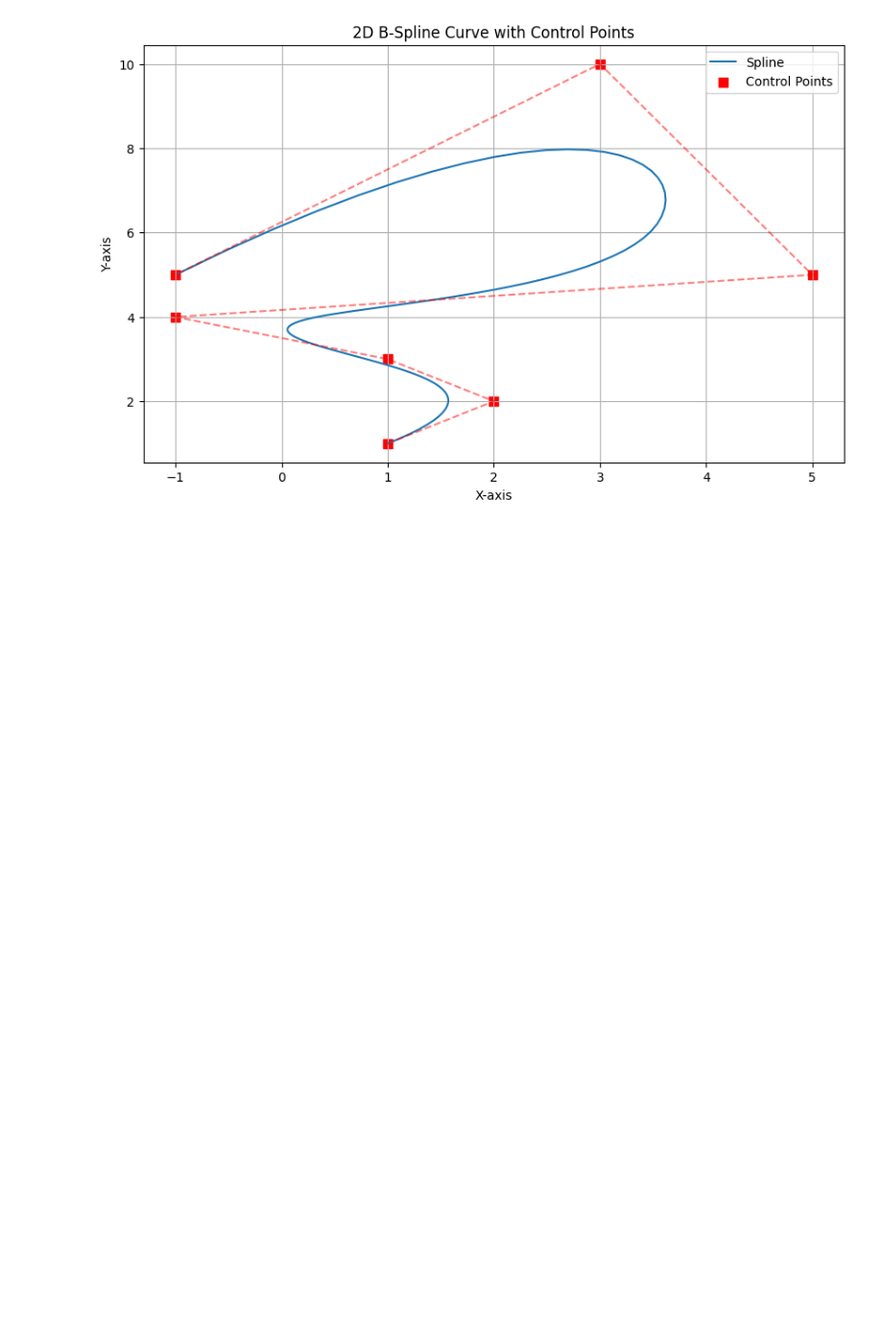
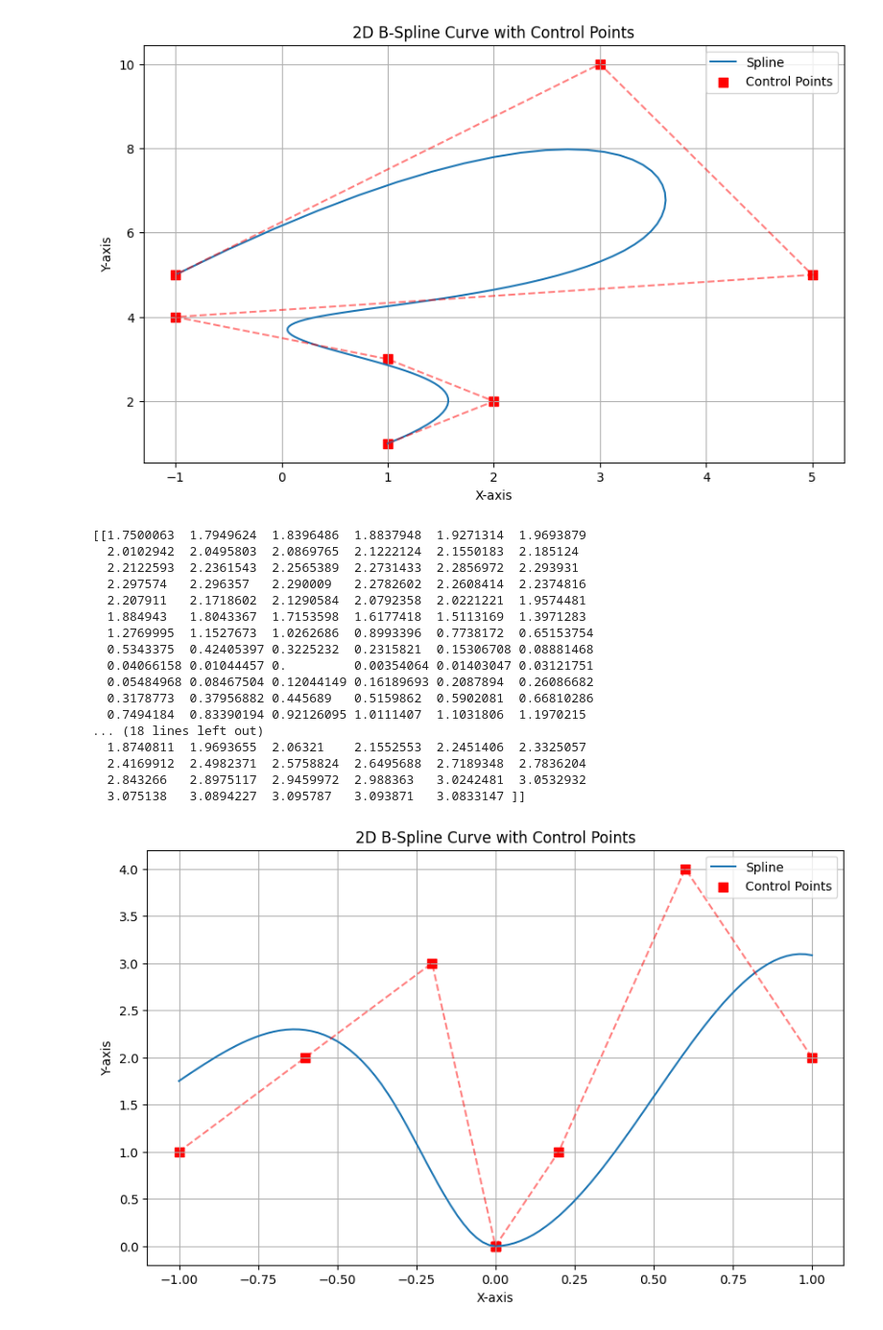
Before and after one commit to byu-magicc/splinx, a Jupyter notebook: Lyoponov.ipynb, the cells around one changed output. Shown: that part at 96% size. Saved outputs shown, nothing was run; the diff lists cells and outputs as text; code cells hidden in the pictures; blank space fills up the shorter version.

```diff
--- a/Lyoponov.ipynb
+++ b/Lyoponov.ipynb
@@ -47,38 +47,58 @@ num_sample = 100
 k = 3
 x_eval = jnp.repeat(jnp.linspace(-1, 1, num_sample+1)[None, :], 2, axis=0)
 
-coef = jnp.array([[.1,.2,.1,1,-5,3]]) # coef must have an even number of elements
+coef = jnp.array([[1,2,3,1,4,2]]) # coef must have an even number of elements
 coef = jnp.hstack([coef[:,:coef.shape[1]//2], jnp.zeros((coef.shape[0], k)), coef[:,coef.shape[1]//2:]])
 num_grid_interval = coef.shape[1] - 2*k
 grids = jnp.einsum('i,j->ij', jnp.ones(1,), jnp.linspace(-1,1,num_grid_interval+1))
 
-grid_around_zero = jnp.zeros((grids.shape[0], k)) # jnp.einsum('i,j->ij', jnp.ones(1,), jnp.zeros((k,))) # jnp.linspace(-.01,.01,k))
+# grid_around_zero = jnp.zeros((grids.shape[0], k)) # jnp.einsum('i,j->ij', jnp.ones(1,), jnp.zeros((k,))) # jnp.linspace(-.01,.01,k))
+grid_around_zero = jnp.tile(jnp.array([-.0001,0,.0001]), (grids.shape[0], 1))
 grids = jnp.hstack([grids[:,:grids.shape[1]//2], grid_around_zero, grids[:,grids.shape[1]//2:]])
 
 extended_grids = extend_grid(grids, k)
 
 # Multiply the coeficients by the different basis functions
 y_eval = coef2curve(x_eval, extended_grids, coef, k=k)
 print(y_eval)
 
 plt.figure(figsize=(10, 6))
 plt.plot(x_eval[0, :], y_eval[0, :], label='Spline')
 
 # Extract control points for each spline
 # Here, extended_grids would represent the x positions of control points if it aligns with the spline's domain
 ctrl_points_x = coef[0, :]  # You might need to adjust this based on your extend_grid function
 ctrl_points_y = coef[1, :]
 
 # Plot control points
 domain = jnp.einsum('i,j->ij', jnp.ones(1,), jnp.linspace(-1,1, coef.shape[1]-k))
 domain = jnp.hstack([domain[:, :domain.shape[1]//2], jnp.zeros((domain.shape[0], k)), domain[:, domain.shape[1]//2:]])
 plt.scatter(domain[0], coef[0], marker='s', s=50, color='red', label="Control Points")  # Red circles for control points
 # Optionally connect control points with lines to better visualize the influence
 plt.plot(domain[0], coef[0], 'r--', alpha=0.5)  # Dashed lines connecting control points
 
 plt.title('2D B-Spline Curve with Control Points')
 plt.xlabel('X-axis')
 plt.ylabel('Y-axis')
 plt.legend()
 plt.grid(True)
 plt.show()
+# %% [output]
+[[1.7500063  1.7949624  1.8396486  1.8837948  1.9271314  1.9693879
+  2.0102942  2.0495803  2.0869765  2.1222124  2.1550183  2.185124
+  2.2122593  2.2361543  2.2565389  2.2731433  2.2856972  2.293931
+  2.297574   2.296357   2.290009   2.2782602  2.2608414  2.2374816
+  2.207911   2.1718602  2.1290584  2.0792358  2.0221221  1.9574481
+  1.884943   1.8043367  1.7153598  1.6177418  1.5113169  1.3971283
+  1.2769995  1.1527673  1.0262686  0.8993396  0.7738172  0.65153754
+  0.5343375  0.42405397 0.3225232  0.2315821  0.15306708 0.08881468
+  0.04066158 0.01044457 0.         0.00354064 0.01403047 0.03121751
+  0.05484968 0.08467504 0.12044149 0.16189693 0.2087894  0.26086682
+  0.3178773  0.37956882 0.445689   0.5159862  0.5902081  0.66810286
+  0.7494184  0.83390194 0.92126095 1.0111407  1.1031806  1.1970215
+... (18 lines left out)
+  1.8740811  1.9693655  2.06321    2.1552553  2.2451406  2.3325057
+  2.4169912  2.4982371  2.5758824  2.6495688  2.7189348  2.7836204
+  2.843266   2.8975117  2.9459972  2.988363   3.0242481  3.0532932
+  3.075138   3.0894227  3.095787   3.093871   3.0833147 ]]
+[figure, added]
```
